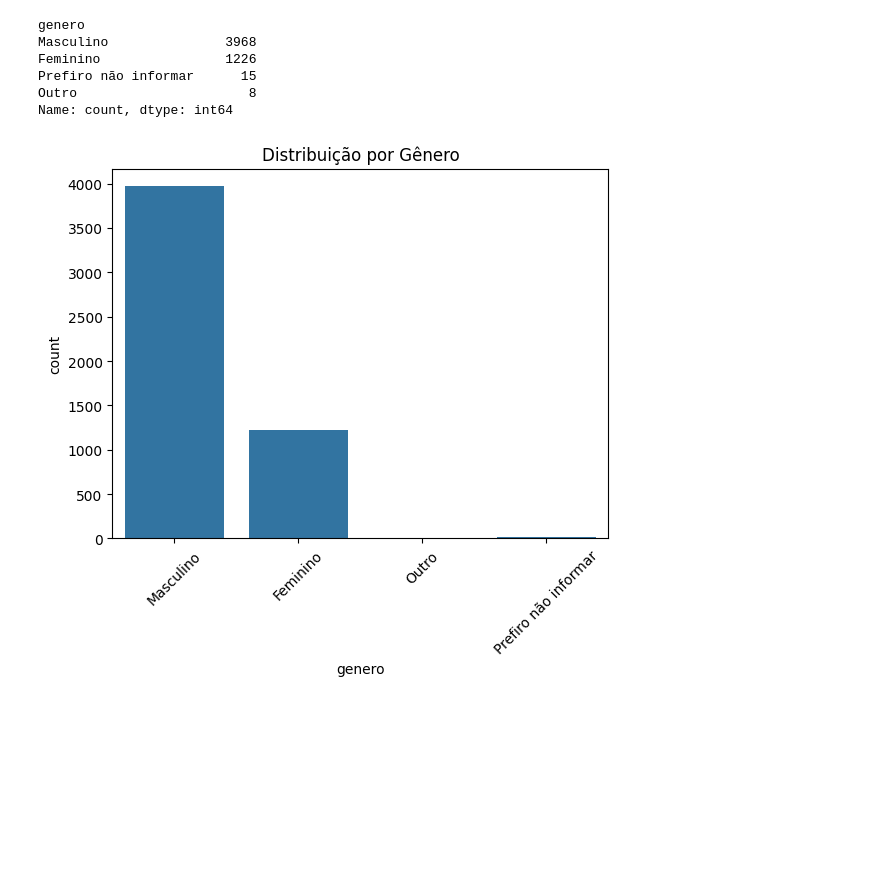
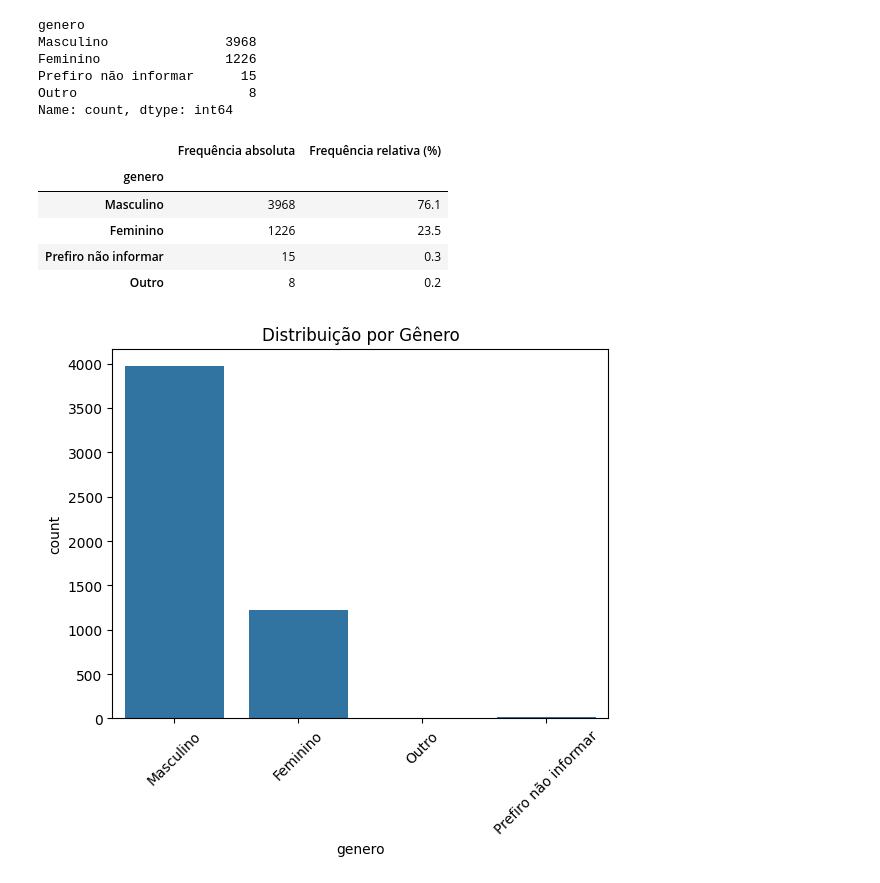
Before and after one commit to DanielVinicius2/Vinicius-Daniel-state-of-data, a Jupyter notebook: notebook/vinicius-daniel-analise.ipynb, the cells around one changed output. Drawn from its saved outputs; the diff is of its cells as text; code cells hidden in the pictures; blank space fills up the shorter version.

```diff
--- a/notebook/vinicius-daniel-analise.ipynb
+++ b/notebook/vinicius-daniel-analise.ipynb
@@ -287,6 +307,17 @@ Feminino                1226
 Prefiro não informar      15
 Outro                      8
 Name: count, dtype: int64
+# %%
+freq_genero = df['genero'].value_counts()
+freq_genero_rel = df['genero'].value_counts(normalize=True).mul(100).round(1)
+pd.DataFrame({'Frequência absoluta': freq_genero, 'Frequência relativa (%)': freq_genero_rel})
+# %% [output]
+|  | Frequência absoluta | Frequência relativa (%) |
+| genero |  |  |
+| Masculino | 3968 | 76.1 |
+| Feminino | 1226 | 23.5 |
+| Prefiro não informar | 15 | 0.3 |
+| Outro | 8 | 0.2 |
 # %%
 sns.countplot(data=df,x='genero')
 plt.title('Distribuição por Gênero')
```
Also changed, not shown: parts of 19 cells of this notebook.
